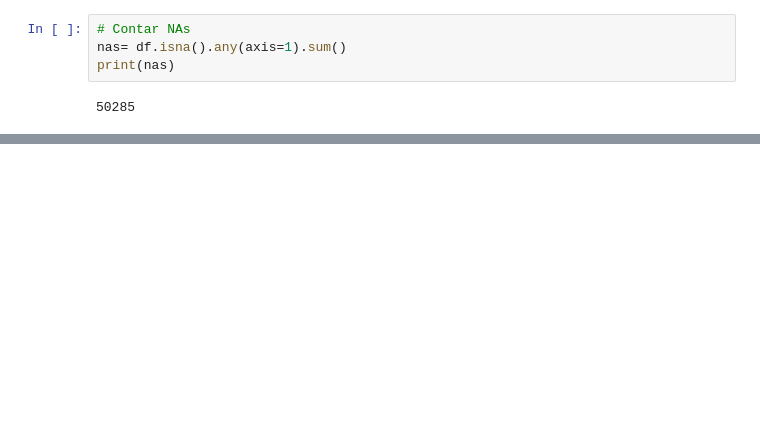
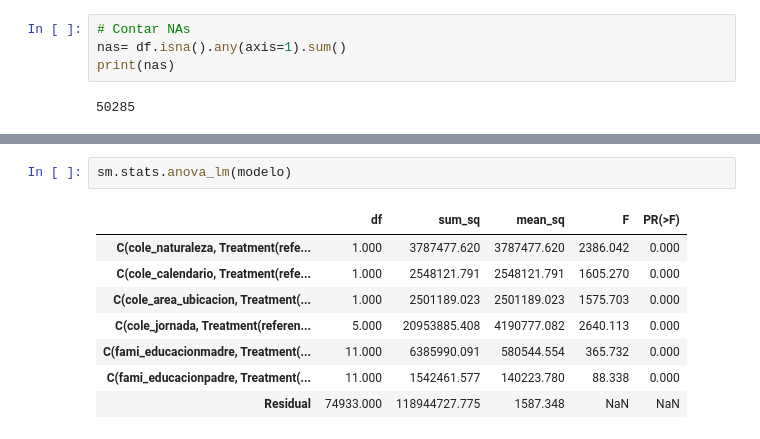
Before and after one commit to miva2003/P1-Analitica, a Jupyter notebook: Code Análisis de Datos.ipynb, the cells around one changed output, grey strips where cells are left out. Cells and saved outputs as stored; diff of their text form; blank space fills up the shorter version.

```diff
--- a/Code Análisis de Datos.ipynb
+++ b/Code Análisis de Datos.ipynb
@@ -352,0 +357,11 @@ plt.show()
+# %%
+sm.stats.anova_lm(modelo)
+# %% [output]
+|  | df | sum_sq | mean_sq | F | PR(>F) |
+| C(cole_naturaleza, Treatment(refe... | 1.000 | 3787477.620 | 3787477.620 | 2386.042 | 0.000 |
+| C(cole_calendario, Treatment(refe... | 1.000 | 2548121.791 | 2548121.791 | 1605.270 | 0.000 |
+| C(cole_area_ubicacion, Treatment(... | 1.000 | 2501189.023 | 2501189.023 | 1575.703 | 0.000 |
+| C(cole_jornada, Treatment(referen... | 5.000 | 20953885.408 | 4190777.082 | 2640.113 | 0.000 |
+| C(fami_educacionmadre, Treatment(... | 11.000 | 6385990.091 | 580544.554 | 365.732 | 0.000 |
+| C(fami_educacionpadre, Treatment(... | 11.000 | 1542461.577 | 140223.780 | 88.338 | 0.000 |
+| Residual | 74933.000 | 118944727.775 | 1587.348 | NaN | NaN |
```
Also changed, not shown: parts of 21 cells of this notebook.
